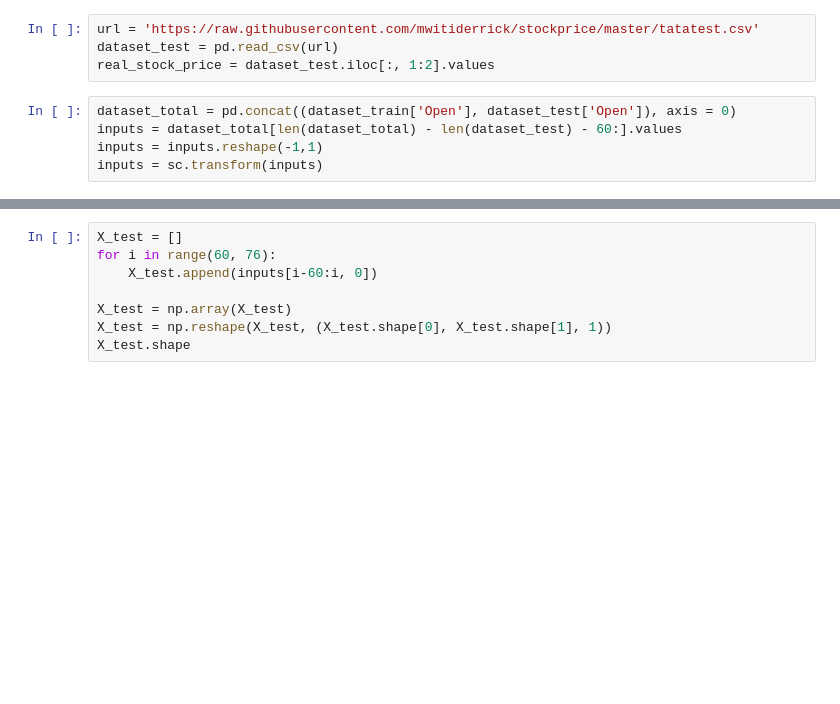
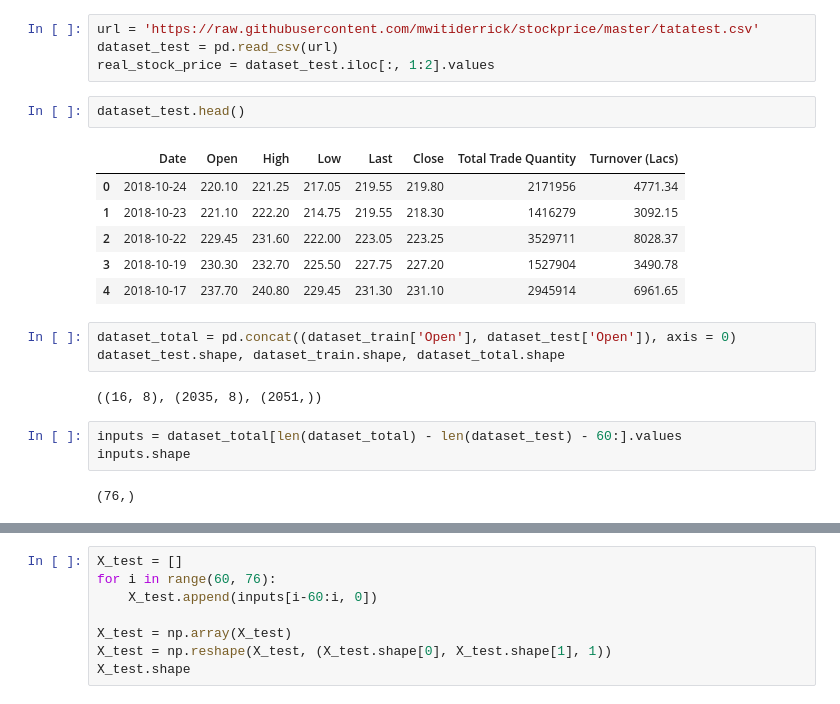
Before and after one commit to andresgd17/ML-stock-prices, a Jupyter notebook: model.ipynb, the cells around one changed output, grey strips where cells are left out. Drawn from its saved outputs; the diff is of its cells as text; blank space fills up the shorter version.

```diff
--- a/model.ipynb
+++ b/model.ipynb
@@ -93,8 +105,22 @@ Epoch 100/100
 url = 'https://raw.githubusercontent.com/mwitiderrick/stockprice/master/tatatest.csv'
 dataset_test = pd.read_csv(url)
 real_stock_price = dataset_test.iloc[:, 1:2].values
+# %%
+dataset_test.head()
+# %% [output]
+|  | Date | Open | High | Low | Last | Close | Total Trade Quantity | Turnover (Lacs) |
+| 0 | 2018-10-24 | 220.10 | 221.25 | 217.05 | 219.55 | 219.80 | 2171956 | 4771.34 |
+| 1 | 2018-10-23 | 221.10 | 222.20 | 214.75 | 219.55 | 218.30 | 1416279 | 3092.15 |
+| 2 | 2018-10-22 | 229.45 | 231.60 | 222.00 | 223.05 | 223.25 | 3529711 | 8028.37 |
+| 3 | 2018-10-19 | 230.30 | 232.70 | 225.50 | 227.75 | 227.20 | 1527904 | 3490.78 |
+| 4 | 2018-10-17 | 237.70 | 240.80 | 229.45 | 231.30 | 231.10 | 2945914 | 6961.65 |
 # %%
 dataset_total = pd.concat((dataset_train['Open'], dataset_test['Open']), axis = 0)
-inputs = dataset_total[len(dataset_total) - len(dataset_test) - 60:].values
-inputs = inputs.reshape(-1,1)
-inputs = sc.transform(inputs)
+dataset_test.shape, dataset_train.shape, dataset_total.shape
+# %% [output]
+((16, 8), (2035, 8), (2051,))
+# %%
+inputs = dataset_total[len(dataset_total) - len(dataset_test) - 60:].values
+inputs.shape
+# %% [output]
+(76,)
```
Also changed, not shown: parts of 7 cells of this notebook, 1 other file.
